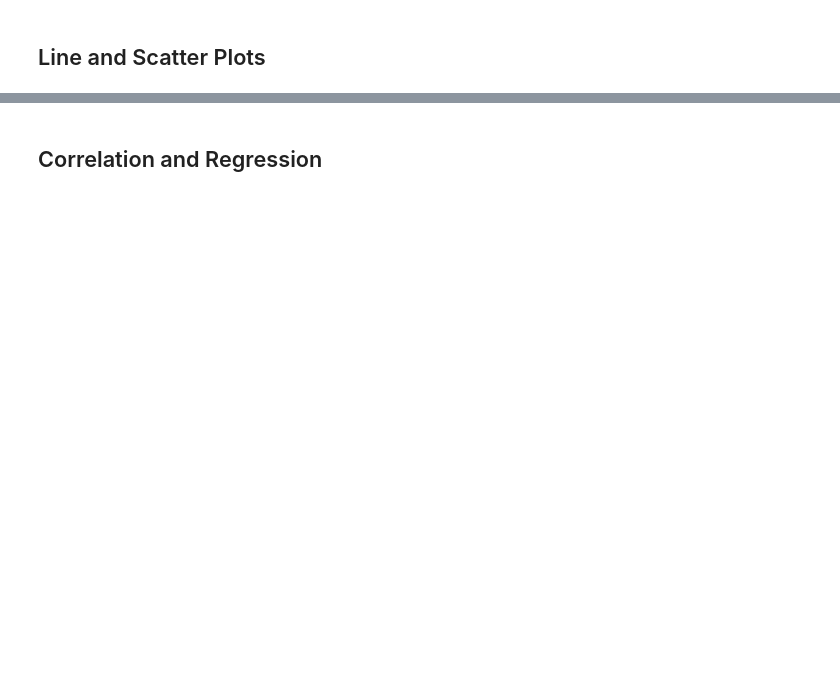
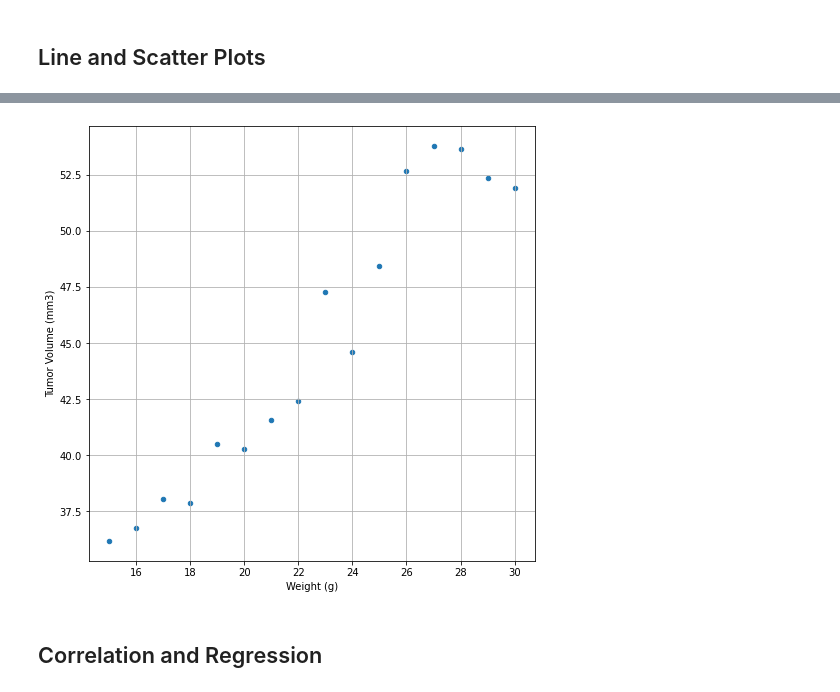
Before and after one commit to BLMartin1/UNCCH20_matplotlib-challenge, a Jupyter notebook: Pymaceuticals/pymaceuticals_starter.ipynb, the cells around one changed output, grey strips where cells are left out. Saved outputs shown, nothing was run; the diff lists cells and outputs as text; code cells hidden in the pictures; blank space fills up the shorter version.

```diff
--- a/Pymaceuticals/pymaceuticals_starter.ipynb
+++ b/Pymaceuticals/pymaceuticals_starter.ipynb
@@ -309,2 +331,24 @@ top_regimes_data
+# %%
+# Generate a scatter plot of mouse weight versus average tumor volume for the Capomulin regimen
+weight_vs_vol = refined_sorted[refined_sorted['Drug Regimen'].isin(['Capomulin'])]
+weight_vs_vol
+
+weight_vs_vol_data = top_regimen[['Mouse ID', 'Weight (g)', 'Tumor Volume (mm3)']]
+weight_vs_vol_data
+
+weight_sorted = weight_vs_vol_data.sort_values(['Weight (g)'], ascending=True)
+weight_sorted
+
+scatter_plot = weight_sorted.reset_index()
+
+scatter_grouped_weight = scatter_plot.groupby('Weight (g)')['Tumor Volume (mm3)'].mean()
+scatter_grouped_weight
+
+final_grouped_data = pd.DataFrame(scatter_grouped_weight).reset_index()
+final_grouped_data
+
+final_scatter = final_grouped_data.plot(kind='scatter', x='Weight (g)', y='Tumor Volume (mm3)', grid=True, figsize=(8,8))
+# %% [output]
+[figure, added]
 # %% [markdown]
 ## Correlation and Regression
```
Also changed, not shown: parts of 7 cells of this notebook.
